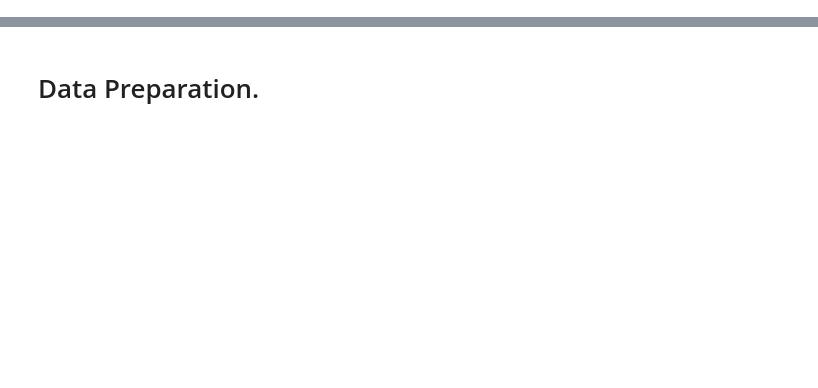
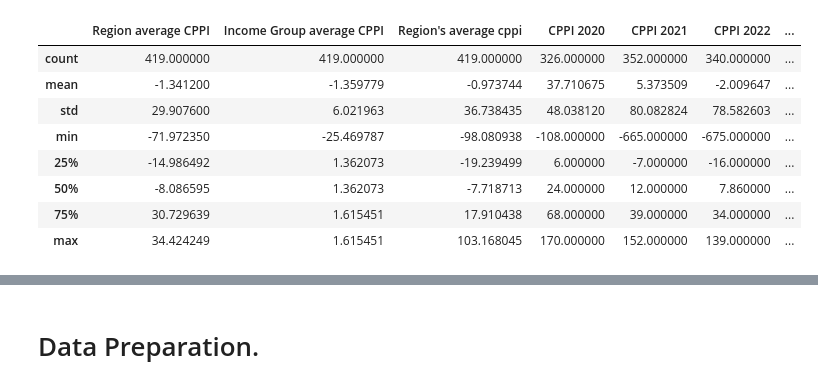
Before and after one commit to Global-Maritime-Trade-intelligence/Global-Maritime-Trade-Intelligence, a Jupyter notebook: Capstone.ipynb, the cells around one changed output, grey strips where cells are left out. Cells and saved outputs as stored; diff of their text form; code cells hidden in the pictures; blank space fills up the shorter version.

```diff
--- a/Capstone.ipynb
+++ b/Capstone.ipynb
@@ -35,0 +518,5 @@ Expected outcomes include insights into maritime trade patterns, relationships,
+# %%
+# load cppi
+cppi = pd.read_excel('Datasets/raw/CPPI 2020-2025.xlsx')
+print(cppi.shape)
+cppi.head()
@@ -35,0 +551,12 @@ Expected outcomes include insights into maritime trade patterns, relationships,
+# %%
+cppi.describe()
+# %% [output]
+|  | Region average CPPI | Income Group average CPPI | Region's average cppi | CPPI 2020 | CPPI 2021 | CPPI 2022 | ... |
+| count | 419.000000 | 419.000000 | 419.000000 | 326.000000 | 352.000000 | 340.000000 | ... |
+| mean | -1.341200 | -1.359779 | -0.973744 | 37.710675 | 5.373509 | -2.009647 | ... |
+| std | 29.907600 | 6.021963 | 36.738435 | 48.038120 | 80.082824 | 78.582603 | ... |
+| min | -71.972350 | -25.469787 | -98.080938 | -108.000000 | -665.000000 | -675.000000 | ... |
+| 25% | -14.986492 | 1.362073 | -19.239499 | 6.000000 | -7.000000 | -16.000000 | ... |
+| 50% | -8.086595 | 1.362073 | -7.718713 | 24.000000 | 12.000000 | 7.860000 | ... |
+| 75% | 30.729639 | 1.615451 | 17.910438 | 68.000000 | 39.000000 | 34.000000 | ... |
+| max | 34.424249 | 1.615451 | 103.168045 | 170.000000 | 152.000000 | 139.000000 | ... |
```
Also changed, not shown: parts of 65 cells of this notebook, 2 other files.
